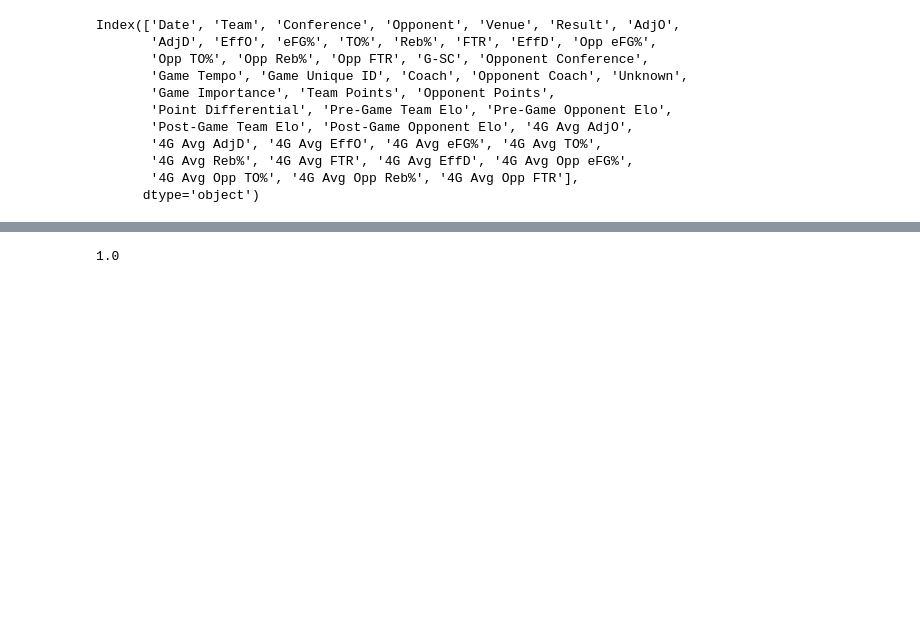
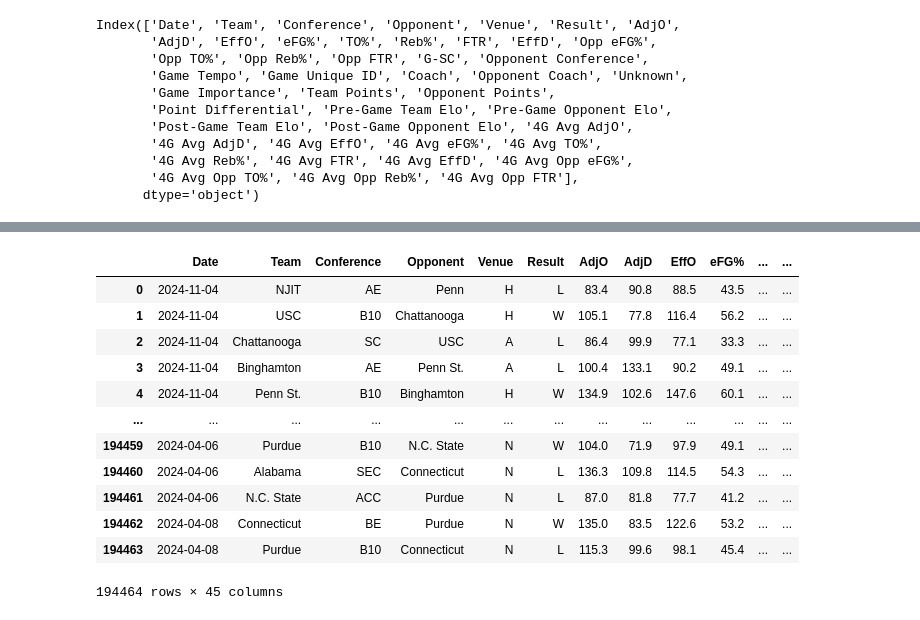
Before and after one commit to daleyren/ncaam-march-madness-predictions, a Jupyter notebook: rolling_stats.ipynb, the cells around one changed output, grey strips where cells are left out. Cells and saved outputs as stored; diff of their text form; code cells hidden in the pictures; blank space fills up the shorter version.

```diff
--- a/rolling_stats.ipynb
+++ b/rolling_stats.ipynb
@@ -4,7 +4,7 @@ import numpy as np
 import math
 import random
 # %%
-year = 2024
+year = 2025
 games_df = pd.read_csv(f'game-data/{year}games.csv', index_col='Unnamed: 0')
 # %%
 advanced_metrics = [
@@ -53,32 +44,44 @@ Requirement already satisfied: scipy in /Users/daler/.pyenv/versions/3.10.9/lib/
+# %%
+all_data = games_df
+years = [year for year in range(2008, 2024 + 1)]
+for year in years:
+    curr_games_df = pd.read_csv(f'game-data/{year}games.csv', index_col='Unnamed: 0')
+    all_data = pd.concat([all_data, curr_games_df], axis=0, ignore_index=True)
+# %%
+all_data
+# %% [output]
+|  | Date | Team | Conference | Opponent | Venue | Result | AdjO | AdjD | EffO | eFG% | ... | ... |
+| 0 | 2024-11-04 | NJIT | AE | Penn | H | L | 83.4 | 90.8 | 88.5 | 43.5 | ... | ... |
+| 1 | 2024-11-04 | USC | B10 | Chattanooga | H | W | 105.1 | 77.8 | 116.4 | 56.2 | ... | ... |
+| 2 | 2024-11-04 | Chattanooga | SC | USC | A | L | 86.4 | 99.9 | 77.1 | 33.3 | ... | ... |
+| 3 | 2024-11-04 | Binghamton | AE | Penn St. | A | L | 100.4 | 133.1 | 90.2 | 49.1 | ... | ... |
+| 4 | 2024-11-04 | Penn St. | B10 | Binghamton | H | W | 134.9 | 102.6 | 147.6 | 60.1 | ... | ... |
+| ... | ... | ... | ... | ... | ... | ... | ... | ... | ... | ... | ... | ... |
+| 194459 | 2024-04-06 | Purdue | B10 | N.C. State | N | W | 104.0 | 71.9 | 97.9 | 49.1 | ... | ... |
+| 194460 | 2024-04-06 | Alabama | SEC | Connecticut | N | L | 136.3 | 109.8 | 114.5 | 54.3 | ... | ... |
+| 194461 | 2024-04-06 | N.C. State | ACC | Purdue | N | L | 87.0 | 81.8 | 77.7 | 41.2 | ... | ... |
+| 194462 | 2024-04-08 | Connecticut | BE | Purdue | N | W | 135.0 | 83.5 | 122.6 | 53.2 | ... | ... |
+| 194463 | 2024-04-08 | Purdue | B10 | Connecticut | N | L | 115.3 | 99.6 | 98.1 | 45.4 | ... | ... |
+194464 rows × 45 columns
 # %%
-from xgboost import XGBClassifier
+from tensorflow.keras.models import Sequential
+from tensorflow.keras.layers import BatchNormalization, Dense, Dropout
+from tensorflow.keras.optimizers import Adam
 from sklearn.model_selection import train_test_split
 from sklearn.metrics import accuracy_score
 
-features = [
-    'Point Differential', 'Pre-Game Team Elo', 'Pre-Game Opponent Elo',
-    '4G Avg AdjO', '4G Avg AdjD', '4G Avg EffO', '4G Avg eFG%', '4G Avg TO%',
+
+feature_cols = ['Pre-Game Team Elo', 'Pre-Game Opponent Elo',
+    '4G Avg AdjO','4G Avg AdjD', '4G Avg EffO', '4G Avg eFG%', '4G Avg TO%',
     '4G Avg Reb%', '4G Avg FTR', '4G Avg EffD', '4G Avg Opp eFG%',
     '4G Avg Opp TO%', '4G Avg Opp Reb%', '4G Avg Opp FTR'
 ]
 
-target = 'Result'  # This column should have 'W' or 'L'
 
-games_df[target] = games_df[target].apply(lambda x: 1 if x == 'W' else 0)
+all_data.dropna(inplace=True)
+all_data['Result Binary'] = all_data['Result'].apply(lambda x: 1 if x == 'W' else 0)
 
-df_clean = games_df.dropna(subset=features + [target])
-
-X = df_clean[features]
-y = df_clean[target]
+X = all_data[feature_cols]
+y = all_data["Result Binary"]  # 1 = team A won, 0 = lost
 
 X_train, X_test, y_train, y_test = train_test_split(X, y, test_size=0.2, random_state=42)
-
-xgb_model = XGBClassifier(n_estimators=100, learning_rate=0.05, max_depth=4, random_state=42)
-xgb_model.fit(X_train, y_train)
-
-y_pred = xgb_model.predict(X_test)
-accuracy = accuracy_score(y_test, y_pred)
-
-accuracy
-# %% [output]
-1.0
```
Also changed, not shown: parts of 4 cells of this notebook.
